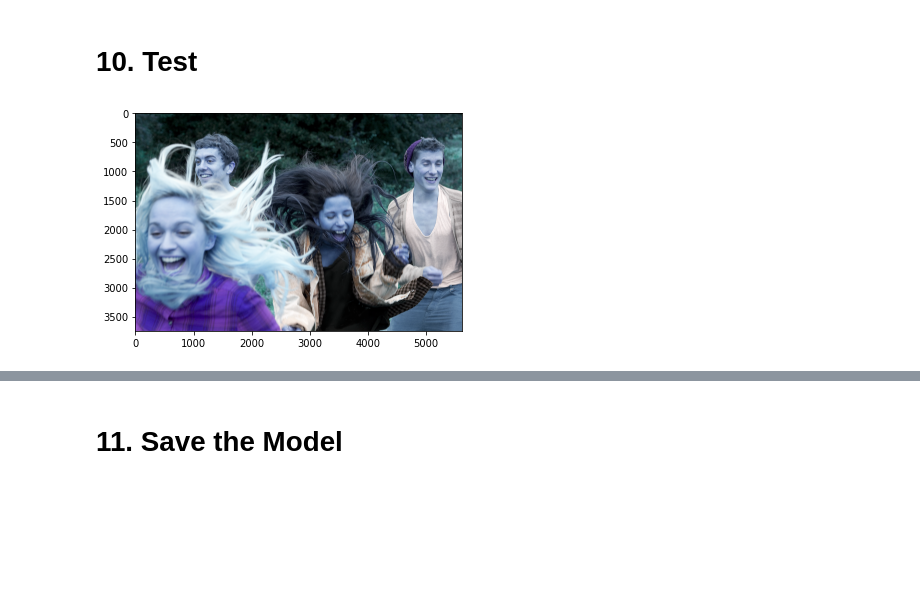
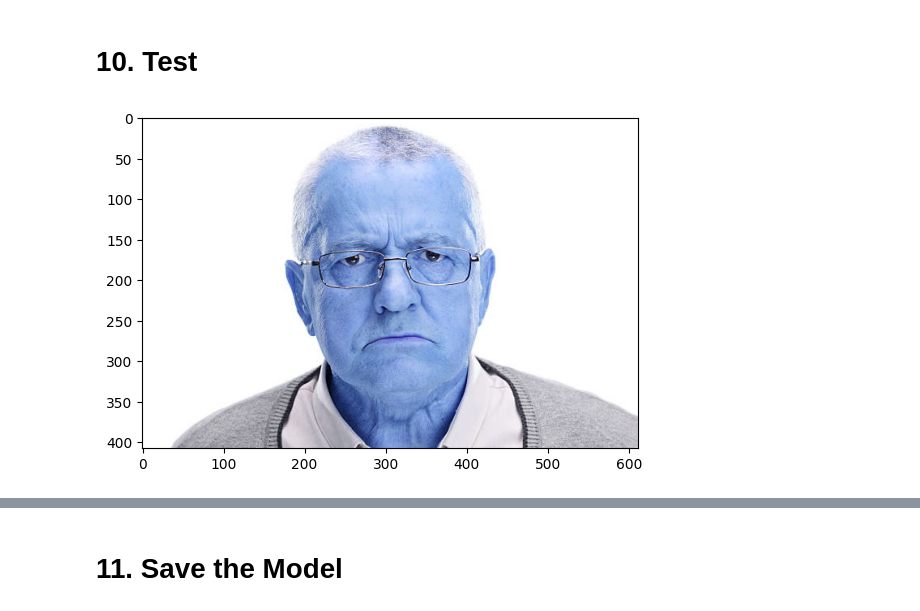
Before and after one commit to aryan-cs/project-plastic, a Jupyter notebook: main.ipynb, the cells around one changed output, grey strips where cells are left out. Saved outputs shown, nothing was run; the diff lists cells and outputs as text; code cells hidden in the pictures; blank space fills up the shorter version.

```diff
--- a/main.ipynb
+++ b/main.ipynb
@@ -175,11 +248,11 @@ tf.Tensor(1.0, shape=(), dtype=float32) tf.Tensor(1.0, shape=(), dtype=float32)
 # %%
 import cv2
 # %%
-img = cv2.imread('154006829.jpg')
+img = cv2.imread('sad-test.jpg')
 plt.imshow(img)
 plt.show()
 # %% [output]
-[figure, old version]
+[figure, new version]
 # %%
 resize = tf.image.resize(img, (256,256))
 plt.imshow(resize.numpy().astype(int))
```
Also changed, not shown: parts of 16 cells of this notebook.
